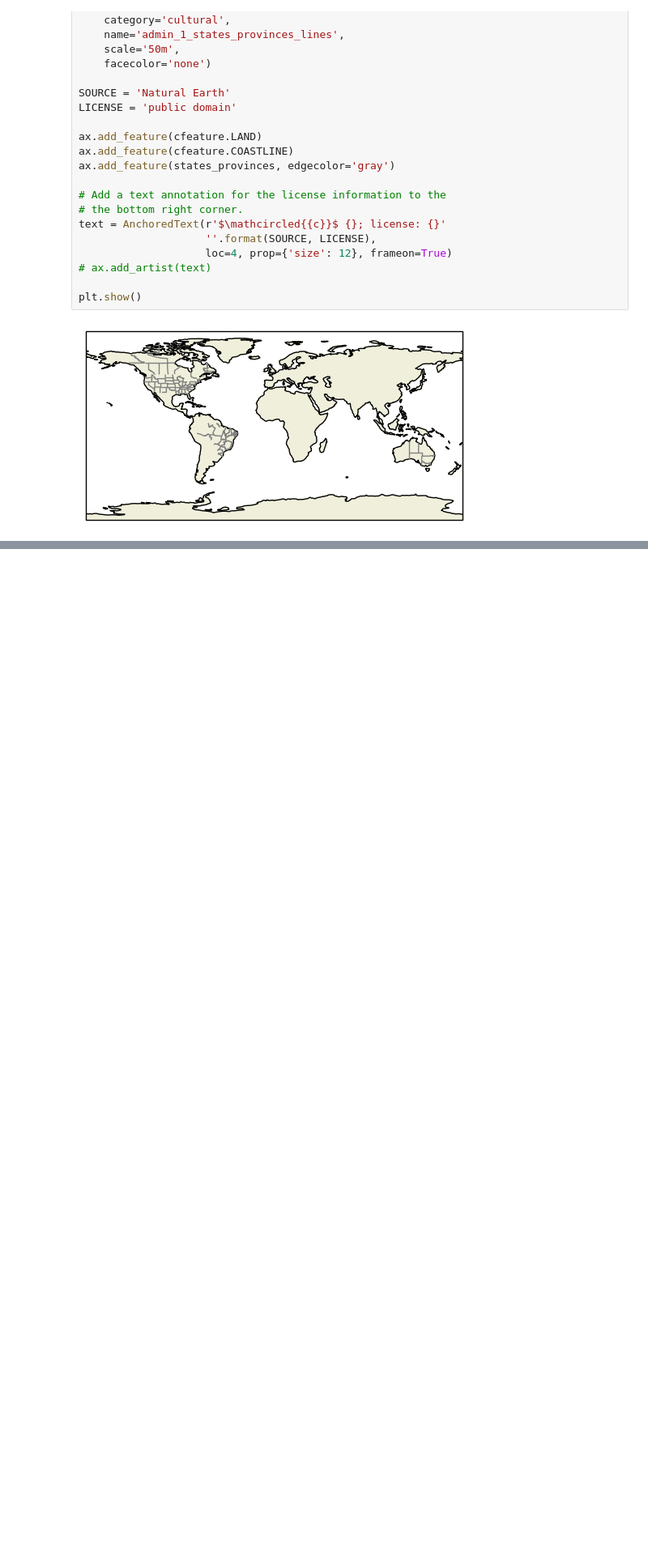
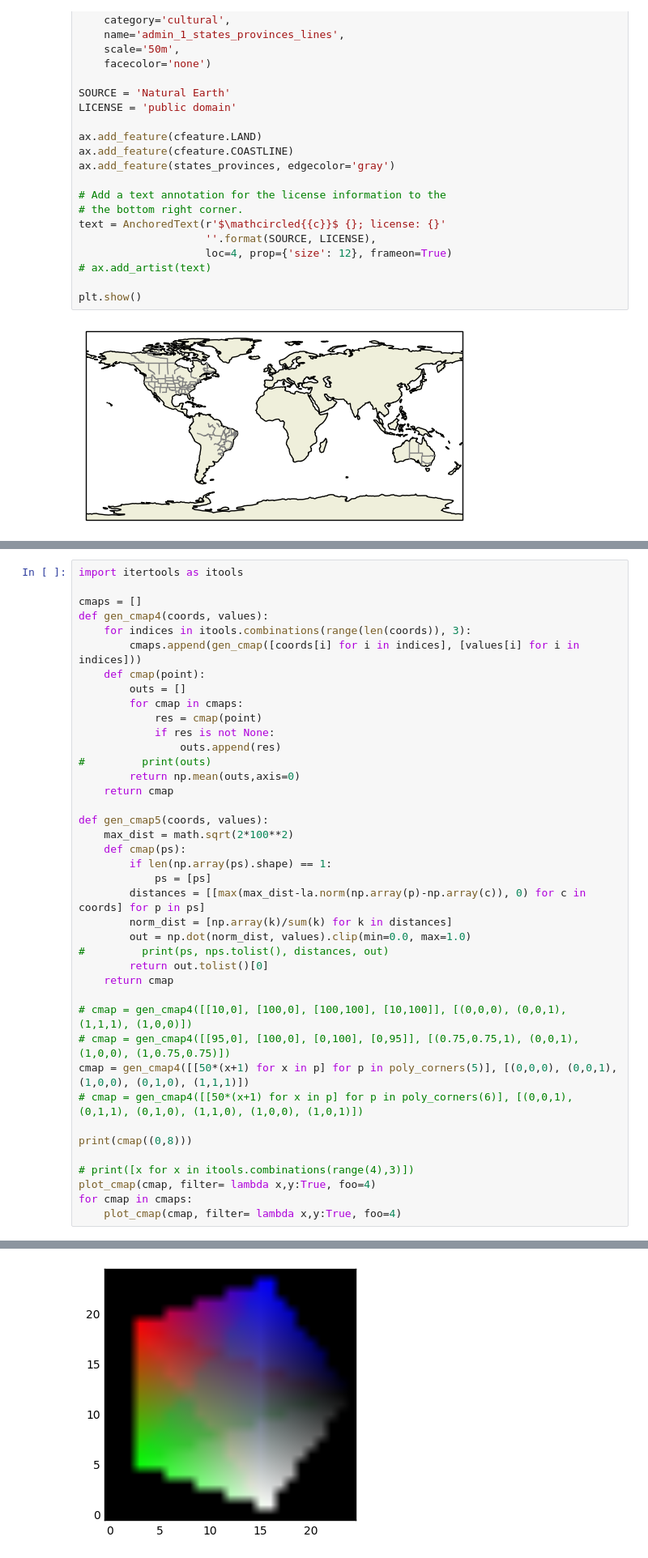
Before and after one commit to oderby/elections_2016, a Jupyter notebook: plot_pa.ipynb, the cells around one changed output, grey strips where cells are left out. Shown at 81% size. Cells and saved outputs as stored; diff of their text form; blank space fills up the shorter version.

```diff
--- a/plot_pa.ipynb
+++ b/plot_pa.ipynb
@@ -193,0 +419,41 @@ plt.show()
+# %%
+import itertools as itools
+
+cmaps = []
+def gen_cmap4(coords, values):
+    for indices in itools.combinations(range(len(coords)), 3):
+        cmaps.append(gen_cmap([coords[i] for i in indices], [values[i] for i in indices]))
+    def cmap(point):
+        outs = []
+        for cmap in cmaps:
+            res = cmap(point)
+            if res is not None:
+                outs.append(res)
+#         print(outs)
+        return np.mean(outs,axis=0)
+    return cmap
+
+def gen_cmap5(coords, values):
+    max_dist = math.sqrt(2*100**2)
+    def cmap(ps):
+        if len(np.array(ps).shape) == 1:
+            ps = [ps]
+        distances = [[max(max_dist-la.norm(np.array(p)-np.array(c)), 0) for c in coords] for p in ps]
+        norm_dist = [np.array(k)/sum(k) for k in distances]
+        out = np.dot(norm_dist, values).clip(min=0.0, max=1.0)
+#         print(ps, nps.tolist(), distances, out)
+        return out.tolist()[0]
+    return cmap
+
+# cmap = gen_cmap4([[10,0], [100,0], [100,100], [10,100]], [(0,0,0), (0,0,1), (1,1,1), (1,0,0)])
+# cmap = gen_cmap4([[95,0], [100,0], [0,100], [0,95]], [(0.75,0.75,1), (0,0,1), (1,0,0), (1,0.75,0.75)])
+cmap = gen_cmap4([[50*(x+1) for x in p] for p in poly_corners(5)], [(0,0,0), (0,0,1), (1,0,0), (0,1,0), (1,1,1)])
+# cmap = gen_cmap4([[50*(x+1) for x in p] for p in poly_corners(6)], [(0,0,1), (0,1,1), (0,1,0), (1,1,0), (1,0,0), (1,0,1)])
+
+print(cmap((0,8)))
+
+# print([x for x in itools.combinations(range(4),3)])
+plot_cmap(cmap, filter= lambda x,y:True, foo=4)
+for cmap in cmaps:
+    plot_cmap(cmap, filter= lambda x,y:True, foo=4)
+# %% [output]
@@ -193,0 +461 @@ plt.show()
+[figure, added]
```
Also changed, not shown: parts of 23 cells of this notebook, 2 other files.
